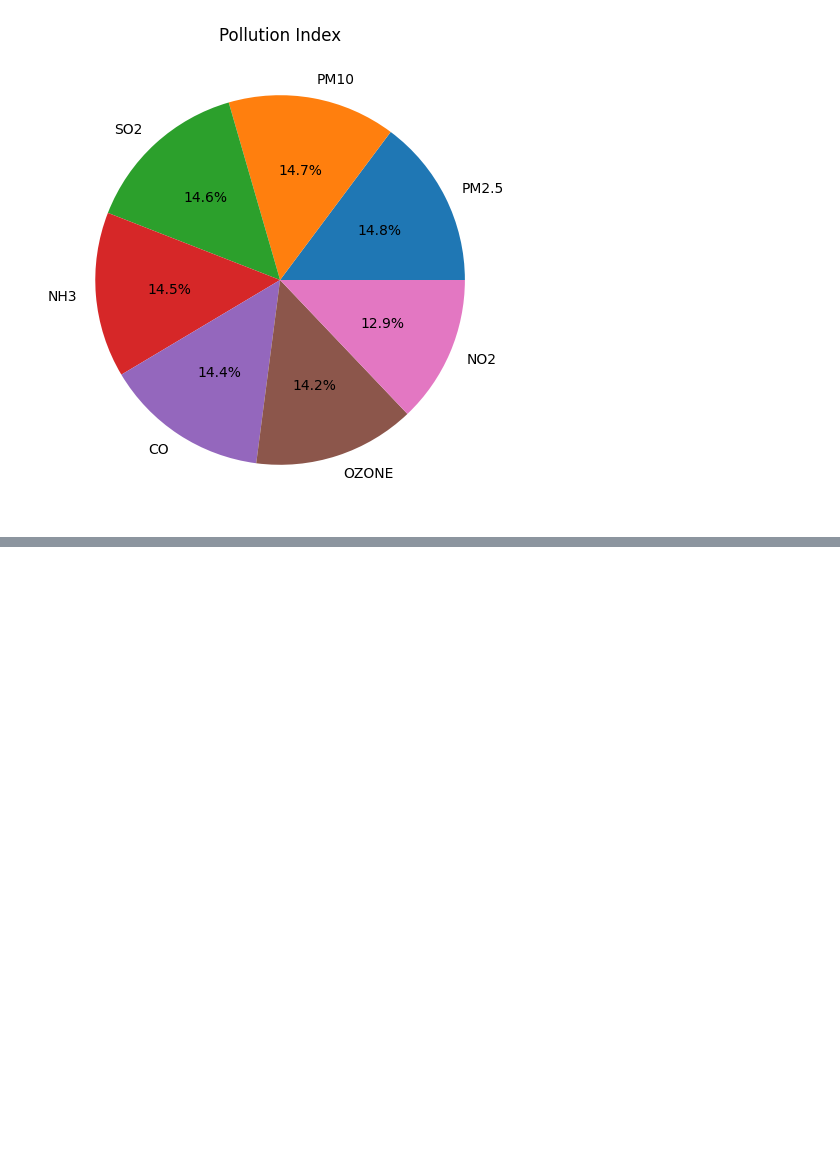
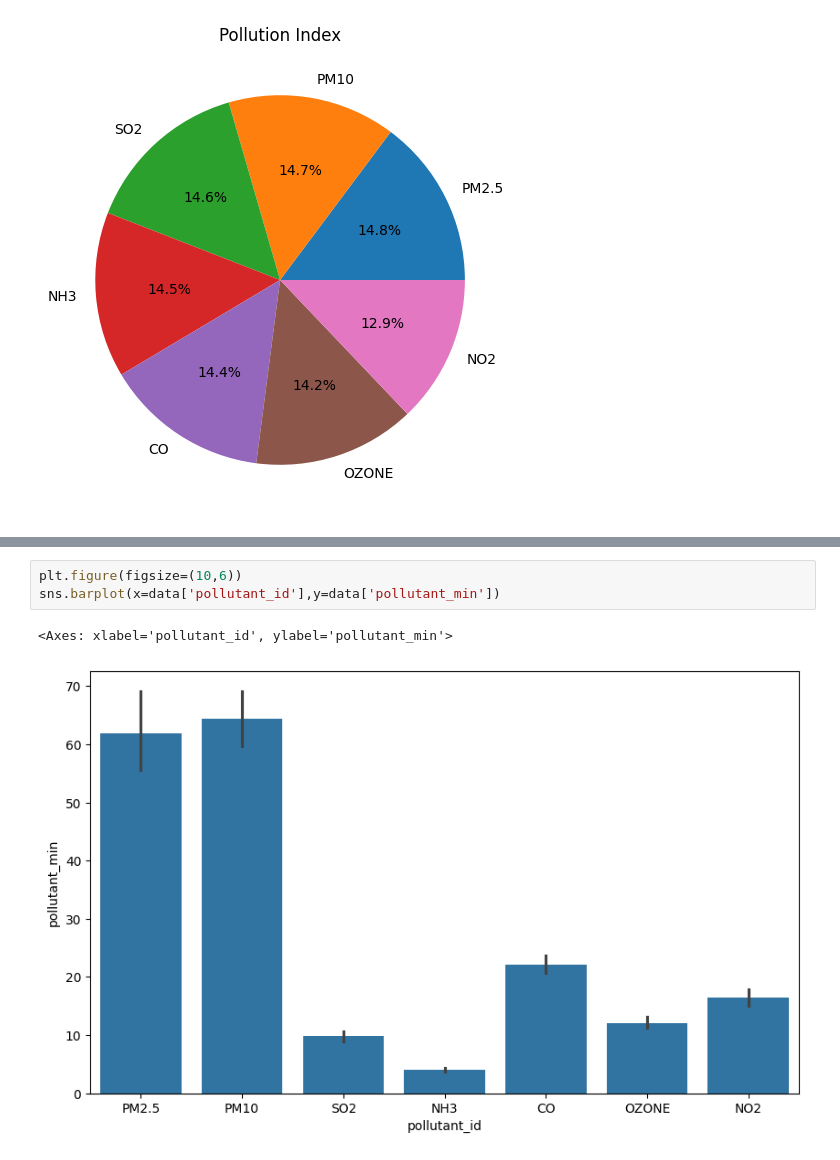
Before and after one commit to Alibubere/AQI_Analysis, a Jupyter notebook: AQI_Analysis.ipynb, the cells around one changed output, grey strips where cells are left out. Drawn from its saved outputs; the diff is of its cells as text; blank space fills up the shorter version.

```diff
--- a/AQI_Analysis.ipynb
+++ b/AQI_Analysis.ipynb
@@ -122,0 +142,6 @@ plt.show()
+# %%
+plt.figure(figsize=(10,6))
+sns.barplot(x=data['pollutant_id'],y=data['pollutant_min'])
+# %% [output]
+<Axes: xlabel='pollutant_id', ylabel='pollutant_min'>
+[figure, added]
```
Also changed, not shown: parts of 6 cells of this notebook.
